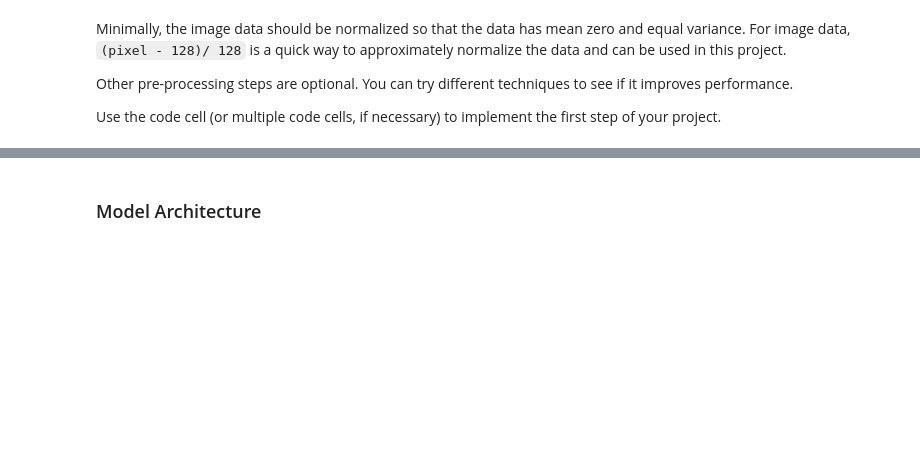
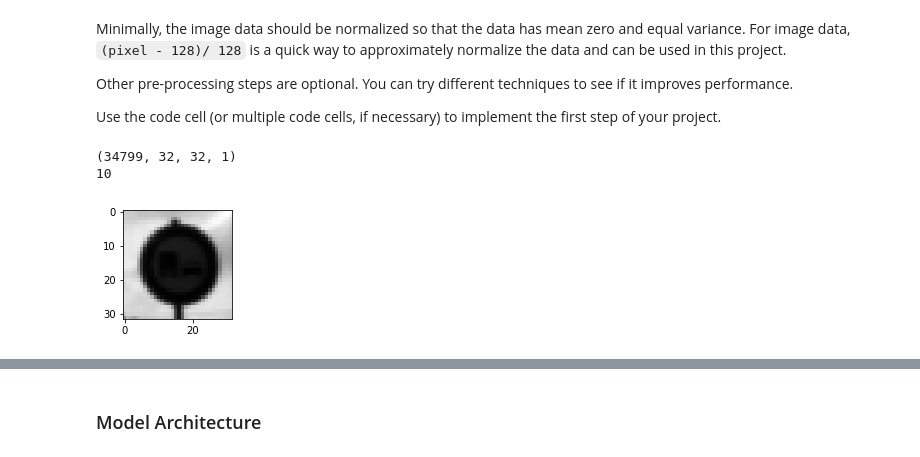
Before and after one commit to chriskcheung/carnd_p2_traffic_sign_classifier, a Jupyter notebook: Traffic_Sign_Classifier.ipynb, the cells around one changed output, grey strips where cells are left out. Saved outputs shown, nothing was run; the diff lists cells and outputs as text; code cells hidden in the pictures; blank space fills up the shorter version.

```diff
--- a/Traffic_Sign_Classifier.ipynb
+++ b/Traffic_Sign_Classifier.ipynb
@@ -143,11 +160,24 @@ Use the code cell (or multiple code cells, if necessary) to implement the first
 # %%
 ### Preprocess the data here. It is required to normalize the data. Other preprocessing steps could include
 ### converting to grayscale, etc.
 ### Feel free to use as many code cells as needed.
 from sklearn.utils import shuffle
+import tensorflow as tf
 
-#shuffle dataset to improve randomization
-X_train, y_train = shuffle(X_train, y_train)
+# convert color image to grayscale
+# the trick for np.dot product to keep the same shape as X_train is to dot with a vertical array
+def rgb2gray(x):
+    return np.dot(x, [[0.299], [0.587], [0.144]])
 
-#normalize X_train to 0to1 base on 256 color pixels
-X_train = X_train/256
+gray_train = rgb2gray(X_train)
+gray_valid = rgb2gray(X_valid)
+gray_test  = rgb2gray(X_test)
+
+image_shape = gray_train.shape
+print(gray_train.shape)
+
+idex = printSignAndClass(gray_train, 17904)
+# %% [output]
+(34799, 32, 32, 1)
+10
+[figure, added]
```
Also changed, not shown: parts of 15 cells of this notebook, 51 other files.
